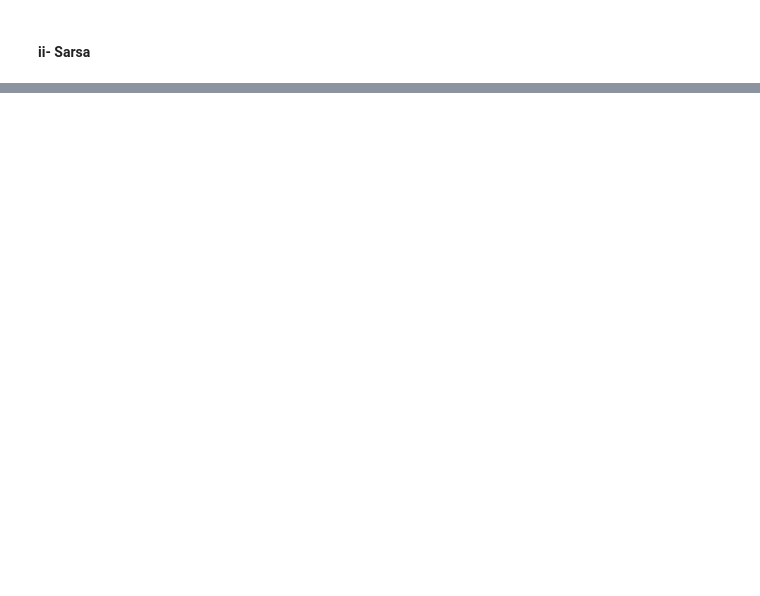
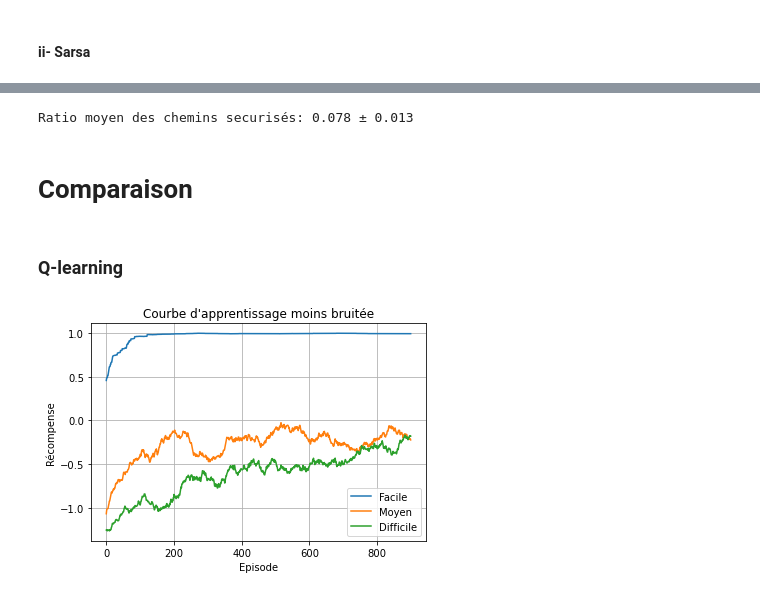
Before and after one commit to Ribraba/IFT-7201-Projet, a Jupyter notebook: FrozenLakeProject.ipynb, the cells around one changed output, grey strips where cells are left out. Cells and saved outputs as stored; diff of their text form; code cells hidden in the pictures; blank space fills up the shorter version.

```diff
--- a/FrozenLakeProject.ipynb
+++ b/FrozenLakeProject.ipynb
@@ -672,0 +1098,10 @@ evaluate_agent(hard_env2, qValues_qLearning_hardMap2)
+# %%
+hard_env2_evaluations_q = []
+
+for Q in qValues_qLearning_hardMap2_list:
+    metrics = evaluate_policy_multiple_times(hard_env2, Q, eval_seeds)
+    hard_env2_evaluations_q.append(metrics)
+
+best_index_q3 = max(range(len(hard_env2_evaluations_q)), key=lambda i: hard_env2_evaluations_q[i]["success_mean"])
+
+best_qValues_qLearning_hardMap2 = qValues_qLearning_hardMap2_list[best_index_q3]
@@ -686,0 +1154,12 @@ evaluate_agent(hard_env2, qValues_sarsa_hardMap2)
+# %%
+path_stats_sarsa = evaluate_safe_path_rate_multiple(hard_env2, best_qValues_sarsa_hardMap2, eval_seeds)
+
+#safe_path, cost = safest_path(hard_env2)
+
+print(f"Ratio moyen des chemins securisés: {path_stats_sarsa['mean']:.3f} ± {path_stats_sarsa['std']:.3f}")
+
+#print(safe_path)
+# %% [output]
+Ratio moyen des chemins securisés: 0.078 ± 0.013
+# %% [markdown]
+# Comparaison
@@ -686,0 +1180,15 @@ evaluate_agent(hard_env2, qValues_sarsa_hardMap2)
+# %% [markdown]
+### Q-learning
+# %%
+results = [q_res_env2, q_res_env3]
+rewards_list = [rewards_qLearning_safeMap[best_index_q1], rewards_qLearning_hardMap1[best_index_q2], rewards_qLearning_hardMap2[best_index_q3]]
+
+means = [mean_rewards_qLearning_safeMap, mean_rewards_qLearning_hardMap1, mean_rewards_qLearning_hardMap2]
+stds = [std_rewards_qLearning_safeMap, std_rewards_qLearning_hardMap1, std_rewards_qLearning_hardMap2]
+
+labels = ["Facile", "Moyen", "Difficile"]
+hard_labels = ["Moyen", "Difficile"]
+# %%
+plot_smoothed_learning(rewards_list, labels)
+# %% [output]
+[figure, added]
```
Also changed, not shown: parts of 73 cells of this notebook.
